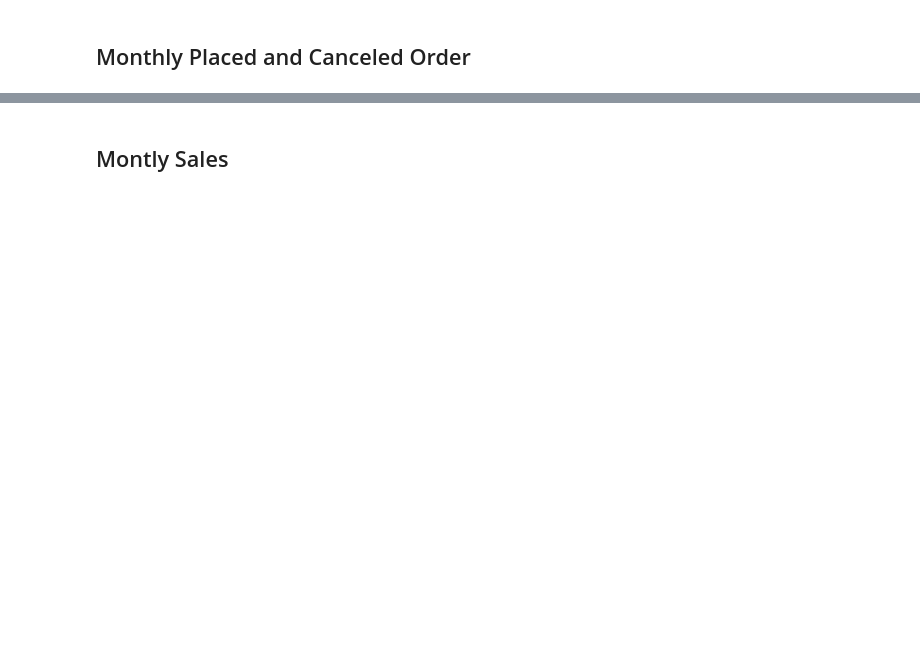
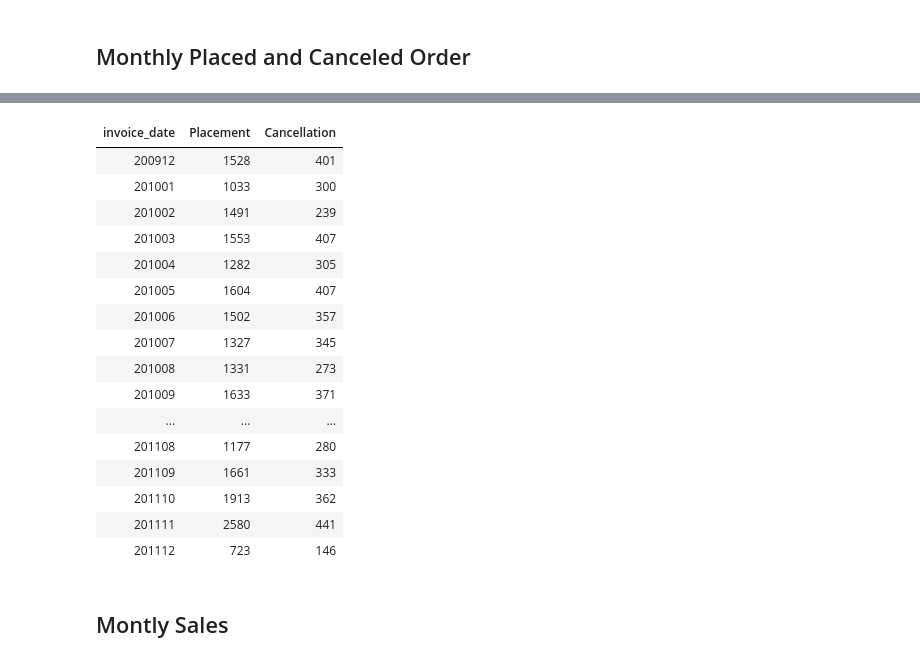
Before and after one commit to jarviscanada/jarvis_data_eng_MohammadAsif, a Jupyter notebook: spark/notebook/Scala Data Analytics and Data Wrangling.ipynb, the cells around one changed output, grey strips where cells are left out. Saved outputs shown, nothing was run; the diff lists cells and outputs as text; code cells hidden in the pictures; blank space fills up the shorter version.

```diff
--- a/spark/notebook/Scala Data Analytics and Data Wrangling.ipynb
+++ b/spark/notebook/Scala Data Analytics and Data Wrangling.ipynb
@@ -153,6 +199,27 @@ monthly_orders = monthly_orders.withColumnRenamed("cancels", "Cancellation")
 monthly_orders.show(5)
 # %% [output]
 [interactive output not drawn]
+# %%
+%scala
+display(monthly_orders)
+# %% [output]
+| invoice_date | Placement | Cancellation |
+| 200912 | 1528 | 401 |
+| 201001 | 1033 | 300 |
+| 201002 | 1491 | 239 |
+| 201003 | 1553 | 407 |
+| 201004 | 1282 | 305 |
+| 201005 | 1604 | 407 |
+| 201006 | 1502 | 357 |
+| 201007 | 1327 | 345 |
+| 201008 | 1331 | 273 |
+| 201009 | 1633 | 371 |
+| ... | ... | ... |
+| 201108 | 1177 | 280 |
+| 201109 | 1661 | 333 |
+| 201110 | 1913 | 362 |
+| 201111 | 2580 | 441 |
+| 201112 | 723 | 146 |
 # %% [markdown]
 ## Montly Sales
 # %%
```
Also changed, not shown: parts of 6 cells of this notebook.
